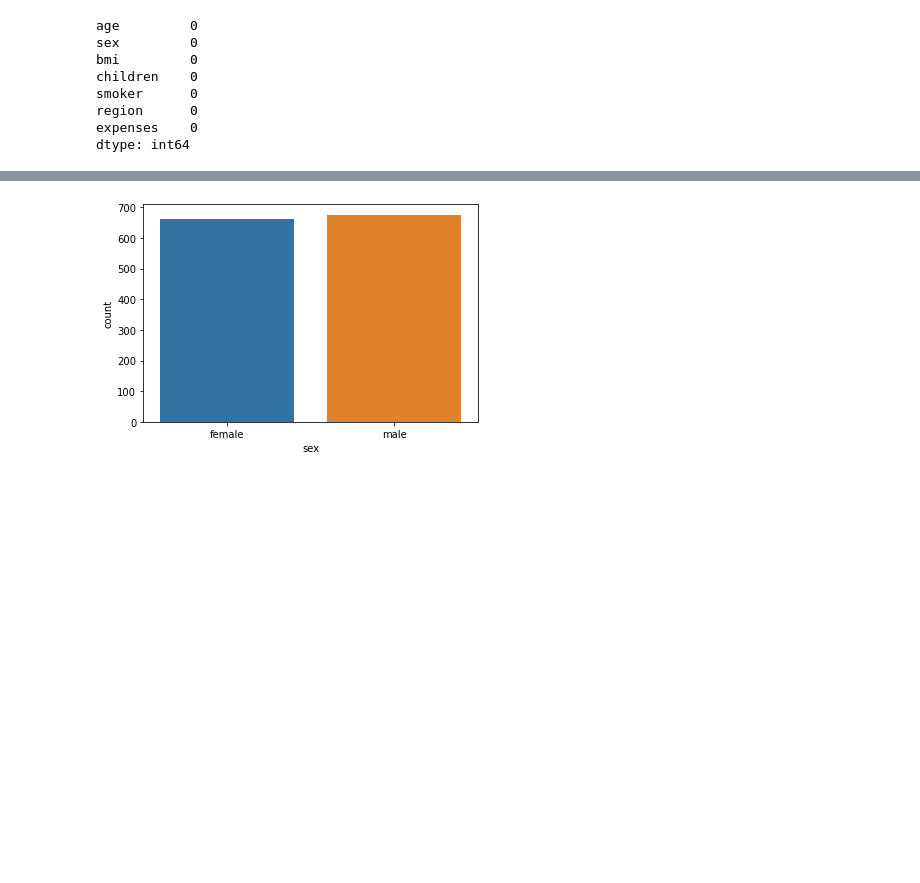
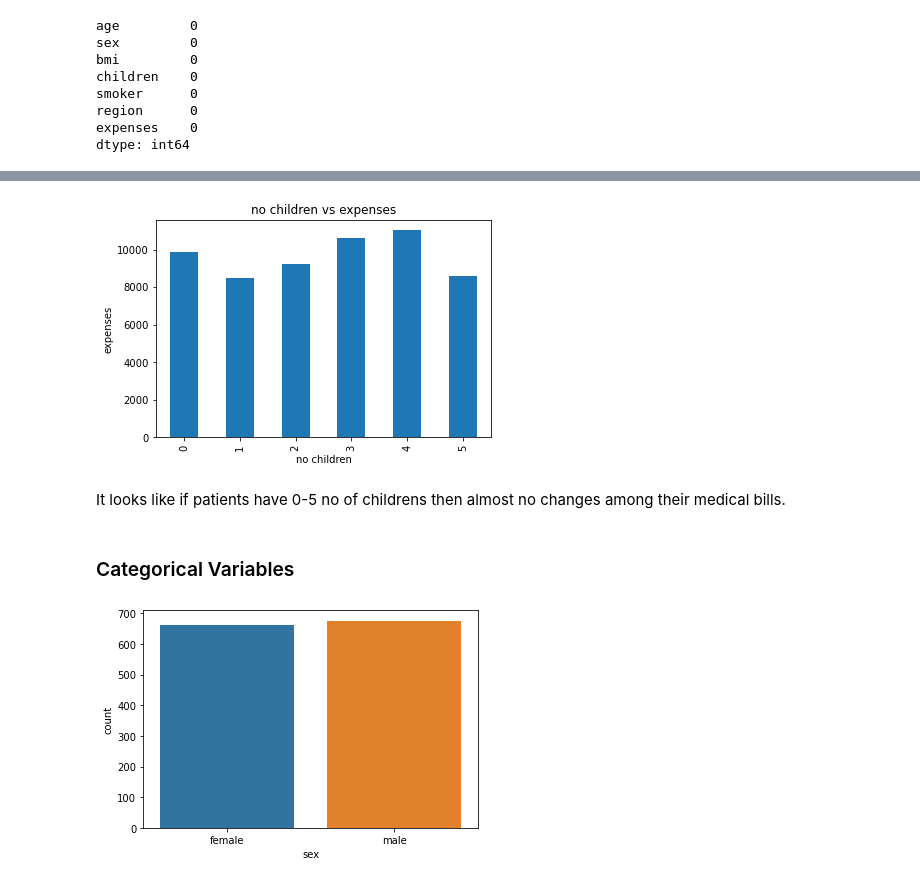
Before and after one commit to ikaushikpal/Insurance_Premium_Prediction, a Jupyter notebook: jNotebook Files/Insurance Premium Prediction.ipynb, the cells around one changed output, grey strips where cells are left out. Cells and saved outputs as stored; diff of their text form; code cells hidden in the pictures; blank space fills up the shorter version.

```diff
--- a/jNotebook Files/Insurance Premium Prediction.ipynb
+++ b/jNotebook Files/Insurance Premium Prediction.ipynb
@@ -79,3 +141,15 @@ sns.histplot(df['children'])
+# %%
+df.groupby('children')['expenses'].median().plot(kind='bar')
+plt.title("no children vs expenses")
+plt.xlabel("no children")
+plt.ylabel("expenses")
+plt.show()
+# %% [output]
+[figure, added]
+# %% [markdown]
+It looks like if patients have 0-5 no of childrens then almost no changes among their medical bills.
+# %% [markdown]
+### Categorical Variables
 # %%
 for col in categorical_cols:
     sns.countplot(x=df[col])
```
Also changed, not shown: parts of 38 cells of this notebook.
